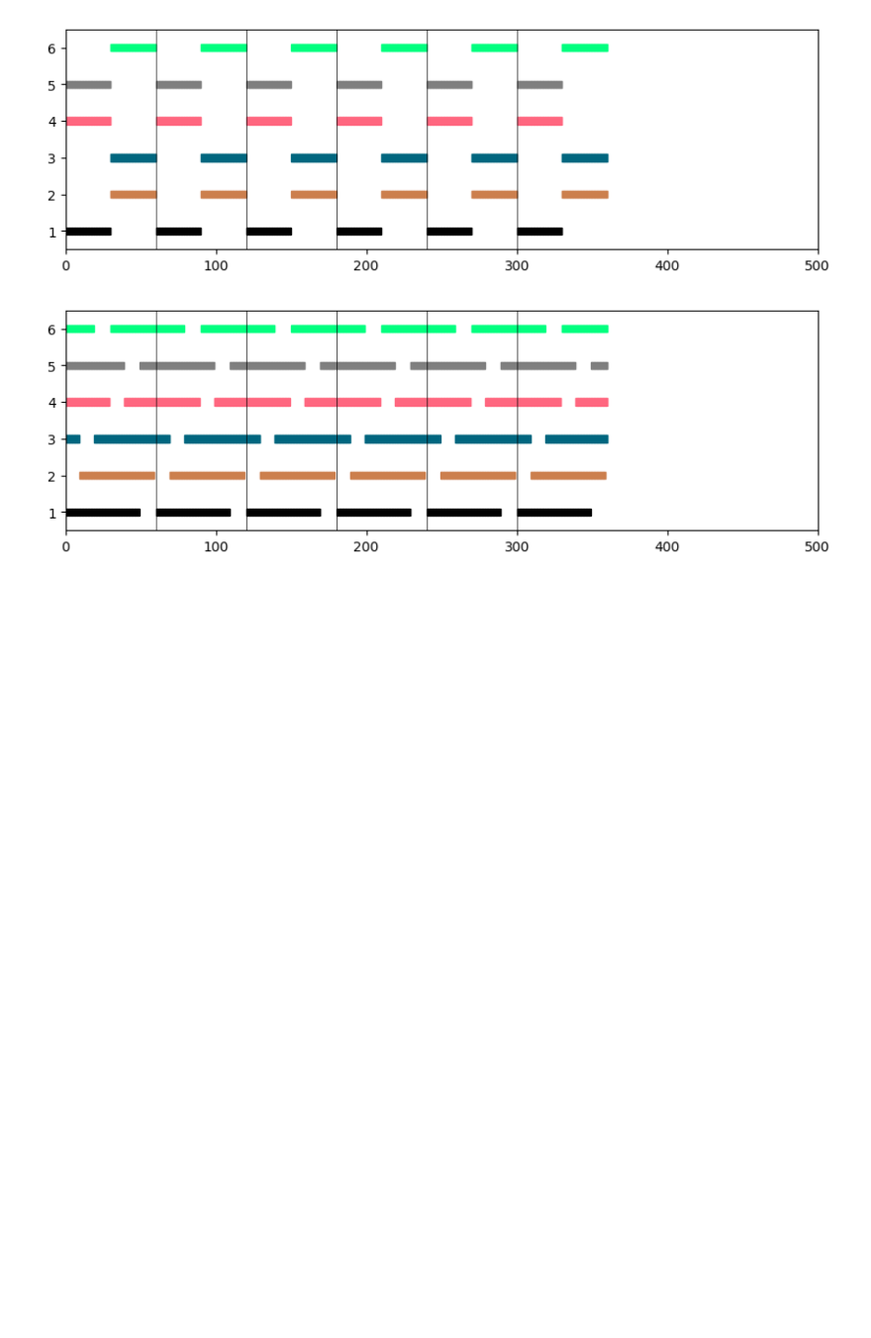
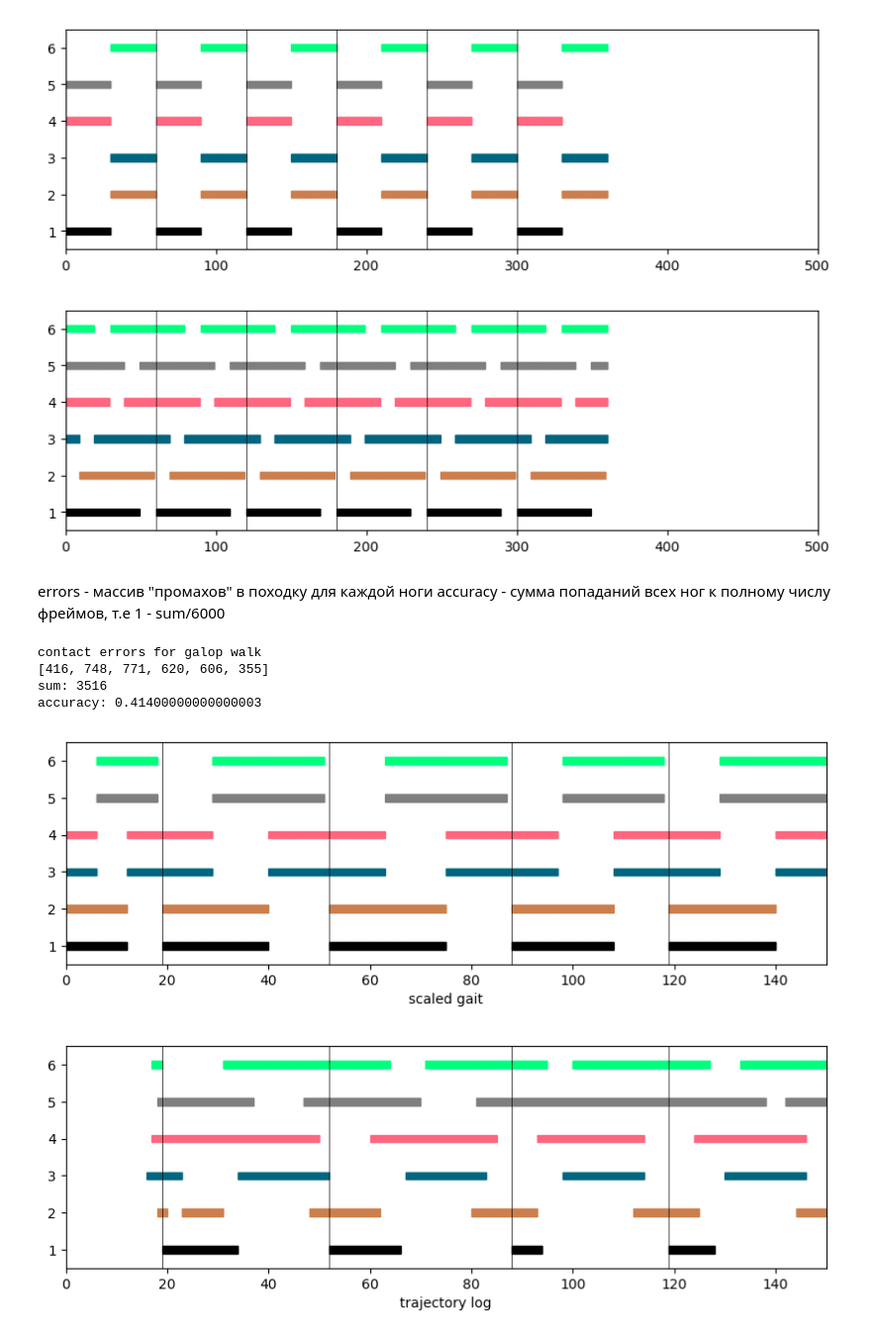
Before and after one commit to nosmokingsurfer/RL_hexapod, a Jupyter notebook: walk_analyse/walk_analyser.ipynb, the cells around one changed output. Shown at 99% size. Saved outputs shown, nothing was run; the diff lists cells and outputs as text; code cells hidden in the pictures; blank space fills up the shorter version.

```diff
--- a/walk_analyse/walk_analyser.ipynb
+++ b/walk_analyse/walk_analyser.ipynb
@@ -47,7 +23,7 @@ import matplotlib.pyplot as plt
 import matplotlib.patches as patches
 % matplotlib inline
 
-def draw_feet_graph(feet_data, feet_names, feet_colors, delta=0.2, max_length=500):
+def draw_feet_graph(feet_data, feet_names, feet_colors, delta=0.2, max_length=500, graph_label=None):
     foot_count = len(feet_names)
     yspan = foot_count
     yplaces = [.5 + i for i in range(yspan)]
@@ -59,7 +35,8 @@ def draw_feet_graph(feet_data, feet_names, feet_colors, delta=0.2, max_length=50
     ax.set_yticklabels(ylabels)
     ax.set_ylim((0, yspan))
     ax.set_xlim((0, max_length))
-    #         ax.set_xlabel('Nogi')
+    if graph_label is not None:
+        ax.set_xlabel(graph_label)
 
     xmin, xmax = ax.get_xlim()
 #     ax.hlines(range(1, yspan), xmin, xmax)
@@ -97,8 +74,8 @@ draw_feet_graph(walk_data.values, foot_list, foot_colors)
 # сделаем нормальный порядок
 permutation = [0, 4, 5, 1, 3, 2]
 idx = np.argsort(permutation)
-wd = walk_data.values
-wd = wd[:,idx]
+trajectory_log = walk_data.values
+trajectory_log = trajectory_log[:,idx]
 # %%
 new_foot_colors = ['#000000', '#cc7f4d', '#00667f', '#ff667f', '#7f7f7f', '#00ff7f']
 new_foot_list = ['1', '2', '3', '4', '5', '6']
@@ -139,6 +95,5 @@ gaits
 # %%
-def draw_gait(d, T=60, cycles=5):
-    # сгенерируем точки и отрисуем через draw_feet_graph
+def generate_points(d, T):
     feet_data = np.zeros((T,6))
     d["phi1"] = 0
     for i in range(6):
@@ -156,9 +111,12 @@ def draw_gait(d, T=60, cycles=5):
             for j in range(start_contact, end_contact, 1):
                 feet_data[j,i] = 1
 #         print(start_contact, end_contact)
+    return feet_data
 
-#     print(feet_data)
-    feet_data = np.array(feet_data)
+
+def draw_gait(d, T=60, cycles=5):
+    # сгенерируем точки и отрисуем через draw_feet_graph
+    feet_data = generate_points(d, T)
     fd = feet_data
     for i in range(cycles):
         fd = np.concatenate((fd,feet_data))
@@ -177,0 +177,20 @@ draw_gait(gaits["sequence"])
+# %%
+def print_error(gait_name):
+    feet_errors = get_feet_error(gaits[gait_name], trajectory_log)
+    print("contact errors for {} walk\n{}\nsum: {}\naccuracy: {}".format(gait_name, feet_errors, sum(feet_errors),1 - sum(feet_errors)/6000))
+    scaled_gait = generate_scaled_gait(gaits[gait_name], trajectory_log)
+
+    draw_feet_graph(scaled_gait,    new_foot_list, new_foot_colors, graph_label="scaled gait",    max_length=150)
+    draw_feet_graph(trajectory_log, new_foot_list, new_foot_colors, graph_label="trajectory log", max_length=150)
+# %% [markdown]
+errors - массив "промахов" в походку для каждой ноги
+accuracy - сумма попаданий всех ног к полному числу фреймов, т.е 1 - sum/6000
+# %%
+print_error("galop")
+# %% [output]
+contact errors for galop walk
+[416, 748, 771, 620, 606, 355]
+sum: 3516
+accuracy: 0.41400000000000003
+[figure, added]
+[figure, added]
```
Also changed, not shown: parts of 11 cells of this notebook.
